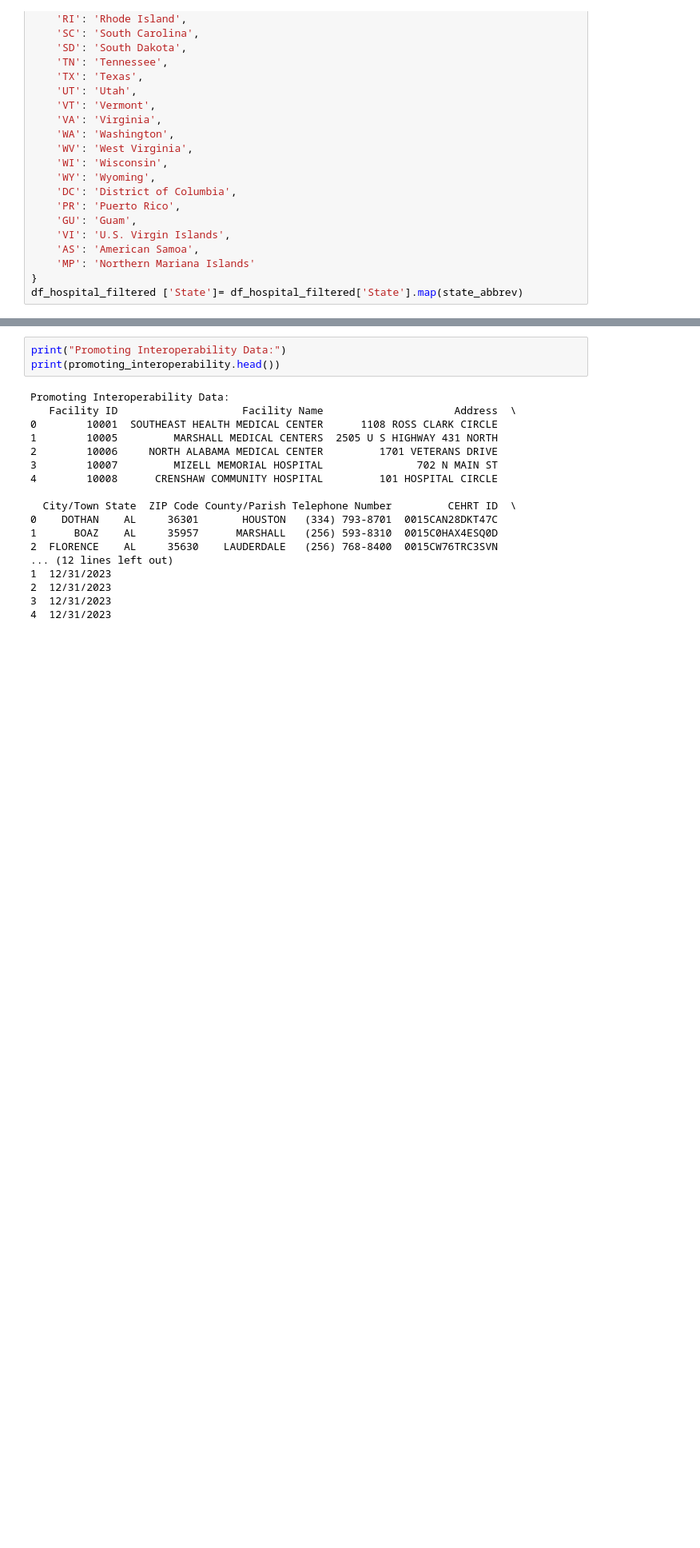
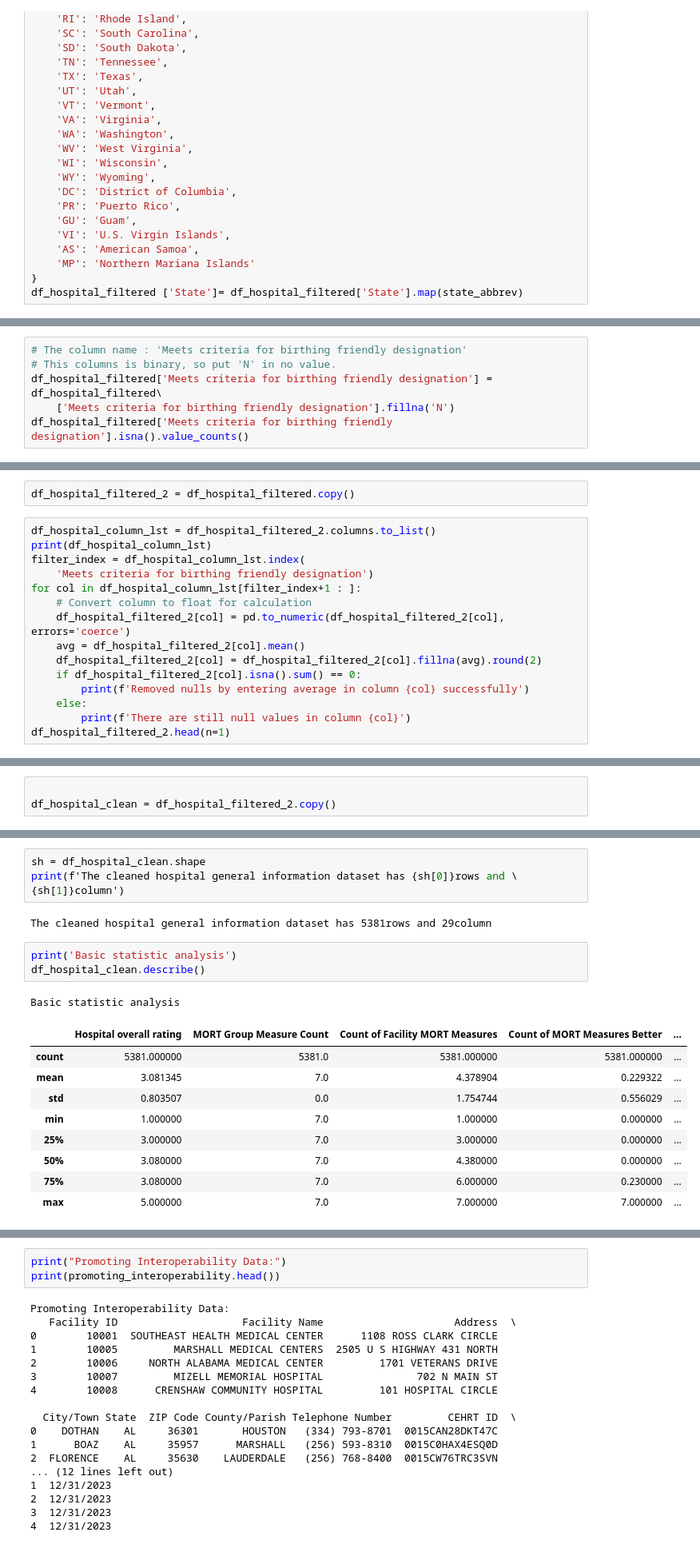
Before and after one commit to Hychow-gh/SI_618_Project, a Jupyter notebook: Project_Part_1.ipynb, the cells around one changed output, grey strips where cells are left out. Shown at 80% size. Saved outputs shown, nothing was run; the diff lists cells and outputs as text; blank space fills up the shorter version.

Commit message:
1. birth criteria :use 'N' to instead nan value 2. missing value in other column : use average value to replace

```diff
--- a/Project_Part_1.ipynb
+++ b/Project_Part_1.ipynb
@@ -187,0 +184,6 @@ TE Group Footnote : 4505 missing value
+# %%
+# The column name : 'Meets criteria for birthing friendly designation'
+# This columns is binary, so put 'N' in no value.
+df_hospital_filtered['Meets criteria for birthing friendly designation'] = df_hospital_filtered\
+    ['Meets criteria for birthing friendly designation'].fillna('N')
+df_hospital_filtered['Meets criteria for birthing friendly designation'].isna().value_counts()
@@ -187,0 +194,17 @@ TE Group Footnote : 4505 missing value
+# %%
+df_hospital_filtered_2 = df_hospital_filtered.copy()
+# %%
+df_hospital_column_lst = df_hospital_filtered_2.columns.to_list()
+print(df_hospital_column_lst)
+filter_index = df_hospital_column_lst.index(
+    'Meets criteria for birthing friendly designation')
+for col in df_hospital_column_lst[filter_index+1 : ]:
+    # Convert column to float for calculation
+    df_hospital_filtered_2[col] = pd.to_numeric(df_hospital_filtered_2[col], errors='coerce')
+    avg = df_hospital_filtered_2[col].mean()
+    df_hospital_filtered_2[col] = df_hospital_filtered_2[col].fillna(avg).round(2)
+    if df_hospital_filtered_2[col].isna().sum() == 0:
+        print(f'Removed nulls by entering average in column {col} successfully')
+    else:
+        print(f'There are still null values in column {col}')
+df_hospital_filtered_2.head(n=1)
@@ -187,0 +232,3 @@ TE Group Footnote : 4505 missing value
+# %%
+
+df_hospital_clean = df_hospital_filtered_2.copy()
@@ -187,0 +243,20 @@ TE Group Footnote : 4505 missing value
+# %%
+sh = df_hospital_clean.shape
+print(f'The cleaned hospital general information dataset has {sh[0]}rows and \
+{sh[1]}column')
+# %% [output]
+The cleaned hospital general information dataset has 5381rows and 29column
+# %%
+print('Basic statistic analysis')
+df_hospital_clean.describe()
+# %% [output]
+Basic statistic analysis
+|  | Hospital overall rating | MORT Group Measure Count | Count of Facility MORT Measures | Count of MORT Measures Better | ... |
+| count | 5381.000000 | 5381.0 | 5381.000000 | 5381.000000 | ... |
+| mean | 3.081345 | 7.0 | 4.378904 | 0.229322 | ... |
+| std | 0.803507 | 0.0 | 1.754744 | 0.556029 | ... |
+| min | 1.000000 | 7.0 | 1.000000 | 0.000000 | ... |
+| 25% | 3.000000 | 7.0 | 3.000000 | 0.000000 | ... |
+| 50% | 3.080000 | 7.0 | 4.380000 | 0.000000 | ... |
+| 75% | 3.080000 | 7.0 | 6.000000 | 0.230000 | ... |
+| max | 5.000000 | 7.0 | 7.000000 | 7.000000 | ... |
```
Also changed, not shown: parts of 11 cells of this notebook, 1 other file.
